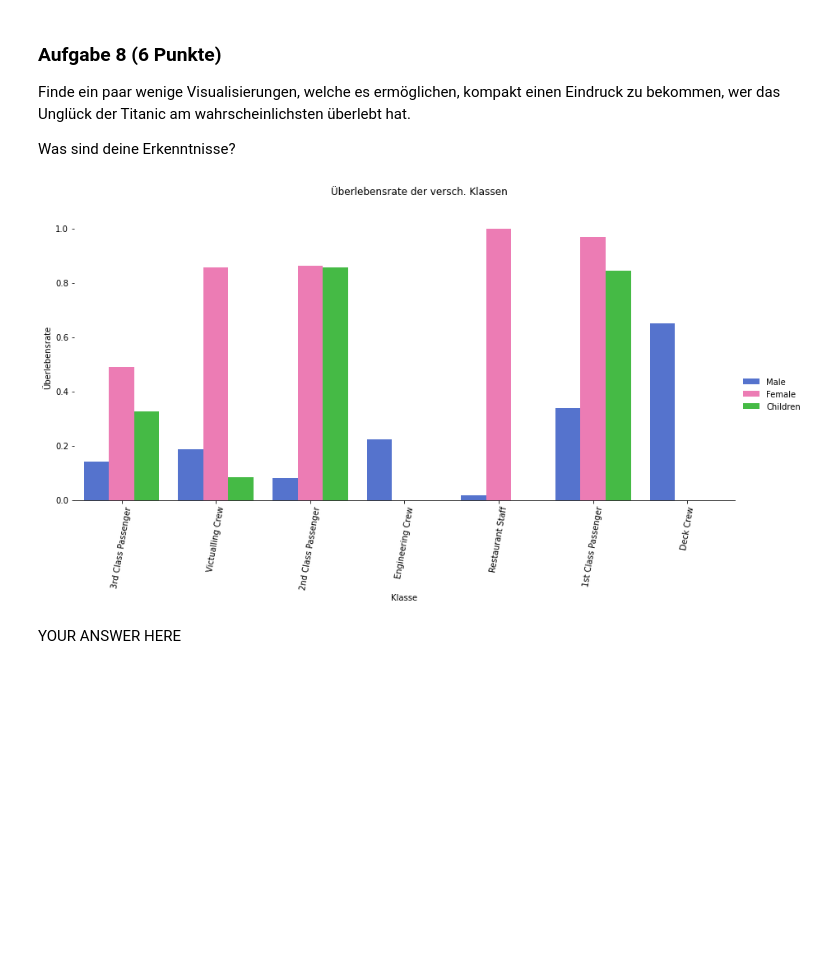
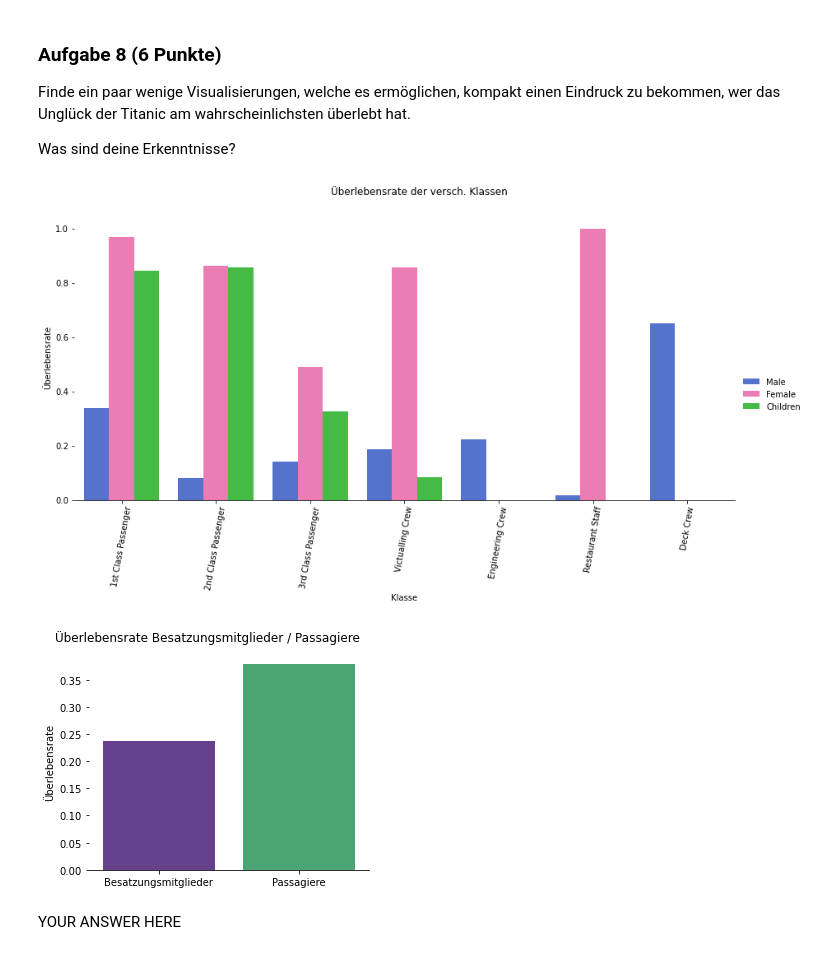
Before and after one commit to marcschny/dsp_assignments, a Jupyter notebook: assignments/assignment11_graded/exercise11.ipynb, the cells around one changed output. Saved outputs shown, nothing was run; the diff lists cells and outputs as text; code cells hidden in the pictures; blank space fills up the shorter version.

Commit message:
aufgabe 8 zusätzlicher plot

```diff
--- a/assignments/assignment11_graded/exercise11.ipynb
+++ b/assignments/assignment11_graded/exercise11.ipynb
@@ -432,26 +432,46 @@ Was sind deine Erkenntnisse?
 # %%
 # adjust df: add column 'kind' to distinguish between Male, Female & Children (only for this visualization!)
 allPersons["kind"] = allPersons.apply(lambda person: person.sex if person["is_adult"] == True else "Children", axis=1)
 
+# class_dept order
+x_order = ["1st Class Passenger", "2nd Class Passenger", "3rd Class Passenger", "Victualling Crew", "Engineering Crew", "Restaurant Staff", "Deck Crew"]
 
+### 1st visualization
 # survival rate by class_dept and sex (male, female, children)
 g = sns.catplot(
     data=allPersons, kind="bar",
-    x="class_dept", y="survived", hue="kind", hue_order=["Male", "Female", "Children"],
+    x="class_dept", y="survived", hue="kind", hue_order=["Male", "Female", "Children"], order=x_order,
     palette=sns.color_palette(['royalblue', 'hotpink', 'limegreen']),
     ci=None, height=6, aspect=2, margin_titles=False
 )
 _ = g.despine(left=True) #remove left spine
 _ = g.set_axis_labels("Klasse", "Überlebensrate")
 _ = g.set_xticklabels(rotation=80)
 _ = g.legend.set_title("")
 _ = g.fig.subplots_adjust(top=0.9) # adjust facet grid (https://stackoverflow.com/questions/29813694/how-to-add-a-title-to-seaborn-facet-plot)
 _ = g.fig.suptitle("Überlebensrate der versch. Klassen")
 
+
 # drop column 'kind' again
 allPersons.drop('kind', axis=1, inplace=True)
+
+
+### 2nd visualization
+# survival rate crew / passenger
+h = sns.catplot(
+    data=allPersons, kind="bar",
+    x="is_passenger", y="survived",
+    palette=sns.color_palette(['rebeccapurple', 'mediumseagreen']),
+    ci=None, height=4, aspect=1.2, margin_titles=False
+)
+_ = h.despine(left=True) #remove left spine
+_ = h.set_axis_labels("", "Überlebensrate")
+_ = h.fig.subplots_adjust(top=0.9)
+_ = h.set(xticklabels=["Besatzungsmitglieder", "Passagiere"])
+_ = h.fig.suptitle("Überlebensrate Besatzungsmitglieder / Passagiere")
 # %% [output]
-[figure, old version]
+[figure, new version]
+[figure, added]
 # %% [markdown]
 YOUR ANSWER HERE
 # %% [markdown]
```
